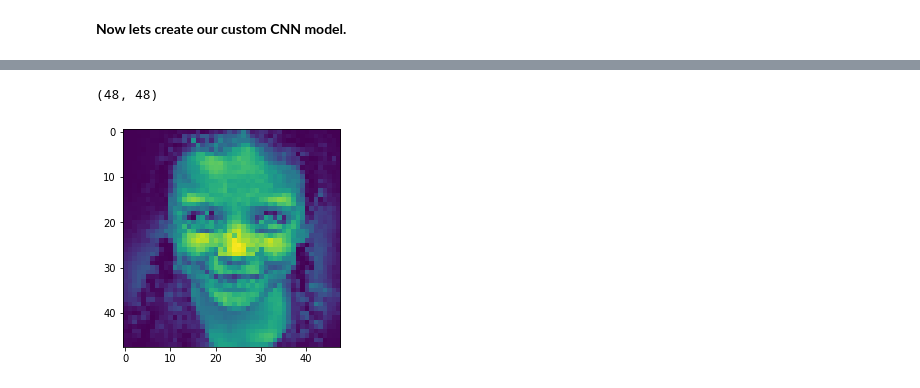
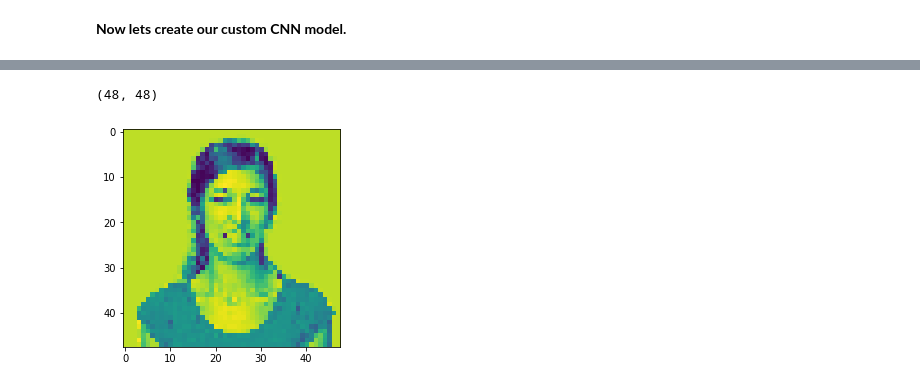
Before and after one commit to anishjohnson/Face-Emotion-Recognition, a Jupyter notebook: face-emotion-recognition-anish-johnson.ipynb, the cells around one changed output, grey strips where cells are left out. Cells and saved outputs as stored; diff of their text form; code cells hidden in the pictures.

```diff
--- a/face-emotion-recognition-anish-johnson.ipynb
+++ b/face-emotion-recognition-anish-johnson.ipynb
@@ -239,13 +249,13 @@ plt.show()
 # %%
 from keras.preprocessing import image
 # %%
-img = image.load_img("../input/testsub/test_sub.png",target_size = (48,48),color_mode = "grayscale")
+img = image.load_img("../input/disgust/disgust.png",target_size = (48,48),color_mode = "grayscale")
 img = np.array(img)
 plt.imshow(img)
 print(img.shape)
 # %% [output]
 (48, 48)
-[figure, old version]
+[figure, new version]
 # %%
 label_dict = {0:'Angry',1:'Disgust',2:'Fear',3:'Happy',4:'Neutral',5:'Sad',6:'Surprise'}
 # %%
```
Also changed, not shown: parts of 9 cells of this notebook.
